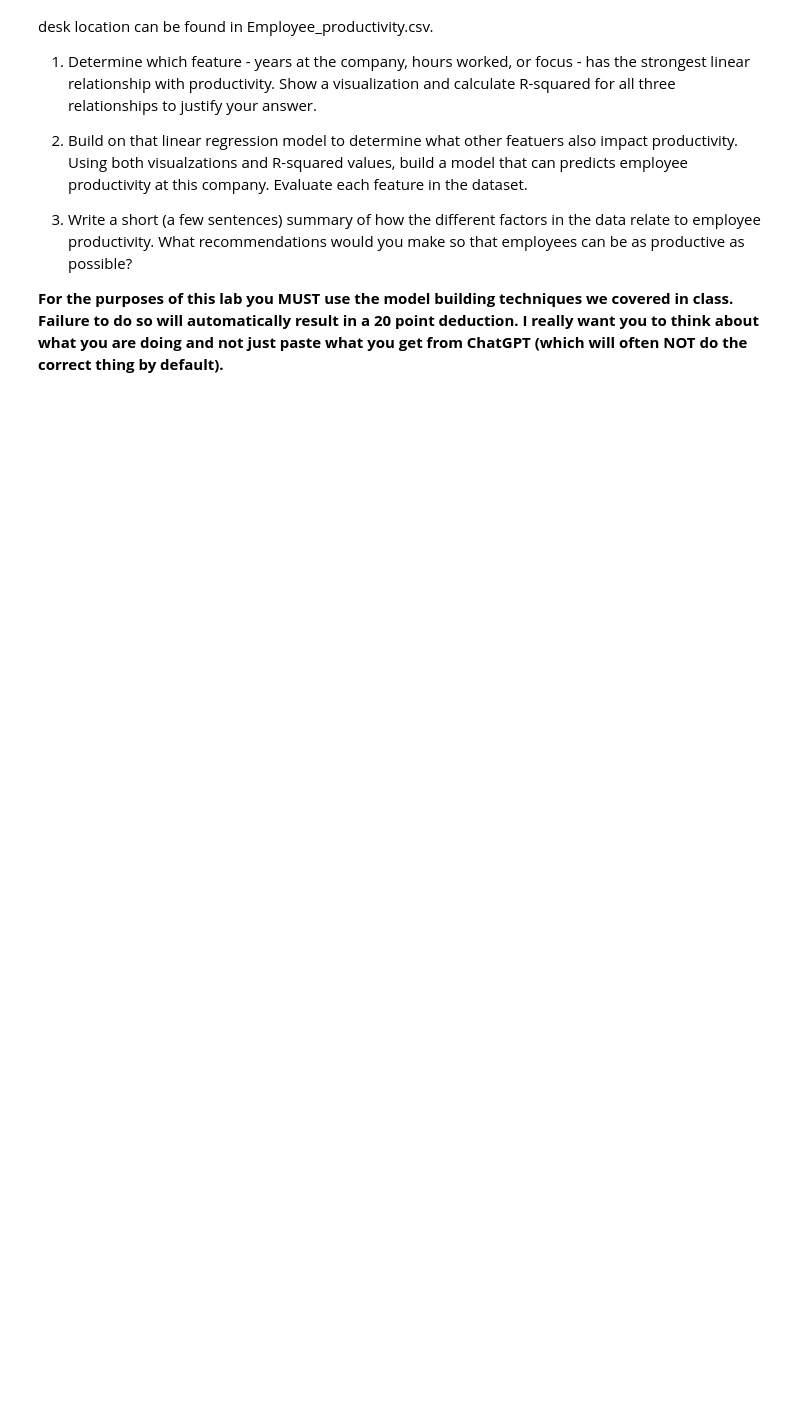
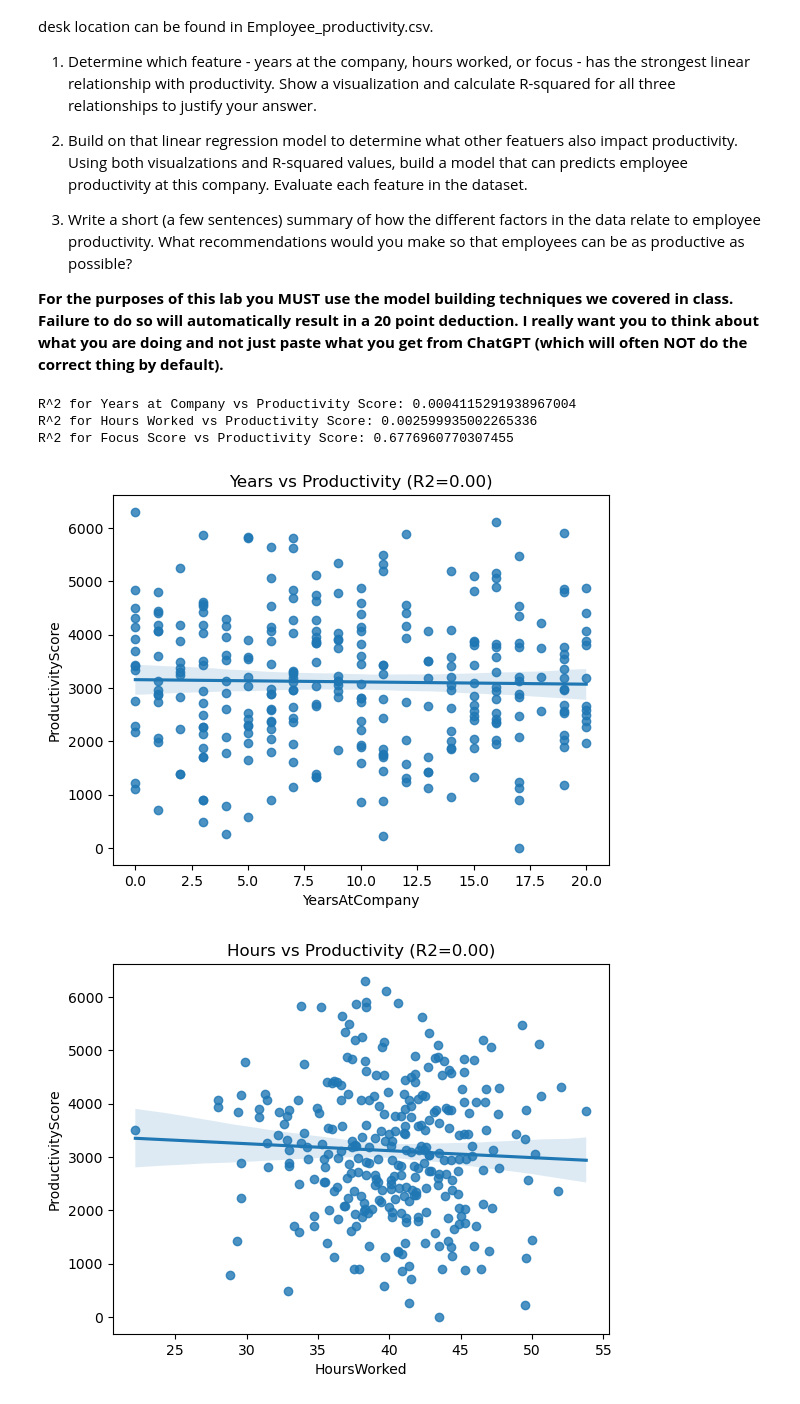
Before and after one commit to Mortal-Atlas/Data_Visualization_And_Modeling, a Jupyter notebook: Lab/3.3 Visualizing Relationships Between Quantitative Features Lab-Copy1.ipynb, the cells around one changed output. Cells and saved outputs as stored; diff of their text form; code cells hidden in the pictures; blank space fills up the shorter version.

```diff
--- a/Lab/3.3 Visualizing Relationships Between Quantitative Features Lab-Copy1.ipynb
+++ b/Lab/3.3 Visualizing Relationships Between Quantitative Features Lab-Copy1.ipynb
@@ -21,3 +21,49 @@ The consulting agency carefully collected data on a number of factors including
 **For the purposes of this lab you MUST use the model building techniques we covered in class.  Failure to do so will automatically result in a 20 point deduction.  I really want you to think about what you are doing and not just paste what you get from ChatGPT (which will often NOT do the correct thing by default).**
 # %%
 # 3 different models
+
+import pandas as pd
+import seaborn as sns
+import matplotlib.pyplot as plt
+
+df = pd.read_csv('Employee_productivity.csv ')
+
+#years at company vs Productivity Score
+Years_df = df['YearsAtCompany'].corr(df['ProductivityScore'])
+r2_years = Years_df ** 2
+
+#Hours Worked vs Productivity Score
+Hours_df = df['HoursWorked'].corr(df['ProductivityScore'])
+r2_Hours = Hours_df ** 2
+
+#Focus VS Productivity Score
+Focus_df = df['FocusScore'].corr(df['ProductivityScore'])
+r2_Focus = Focus_df ** 2
+# %%
+print("R^2 for Years at Company vs Productivity Score:", r2_years)
+print("R^2 for Hours Worked vs Productivity Score:", r2_Hours)
+print("R^2 for Focus Score vs Productivity Score:", r2_Focus)
+# %% [output]
+R^2 for Years at Company vs Productivity Score: 0.0004115291938967004
+R^2 for Hours Worked vs Productivity Score: 0.002599935002265336
+R^2 for Focus Score vs Productivity Score: 0.6776960770307455
+# %%
+
+plt.figure()
+sns.regplot(data=df, x='YearsAtCompany', y='ProductivityScore')
+plt.title(f'Years vs Productivity (R2={r2_years:.2f})')
+plt.show()
+
+plt.figure()
+sns.regplot(data=df, x='HoursWorked', y='ProductivityScore')
+plt.title(f'Hours vs Productivity (R2={r2_Hours:.2f})')
+plt.show()
+
+
+plt.figure()
+sns.regplot(data=df, x='FocusScore', y='ProductivityScore')
+plt.title(f'Focus vs Productivity (R2={r2_Focus:.2f})')
+plt.show()
+# %% [output]
+[figure, added]
+[figure, added]
```
Also changed, not shown: parts of 7 cells of this notebook.
